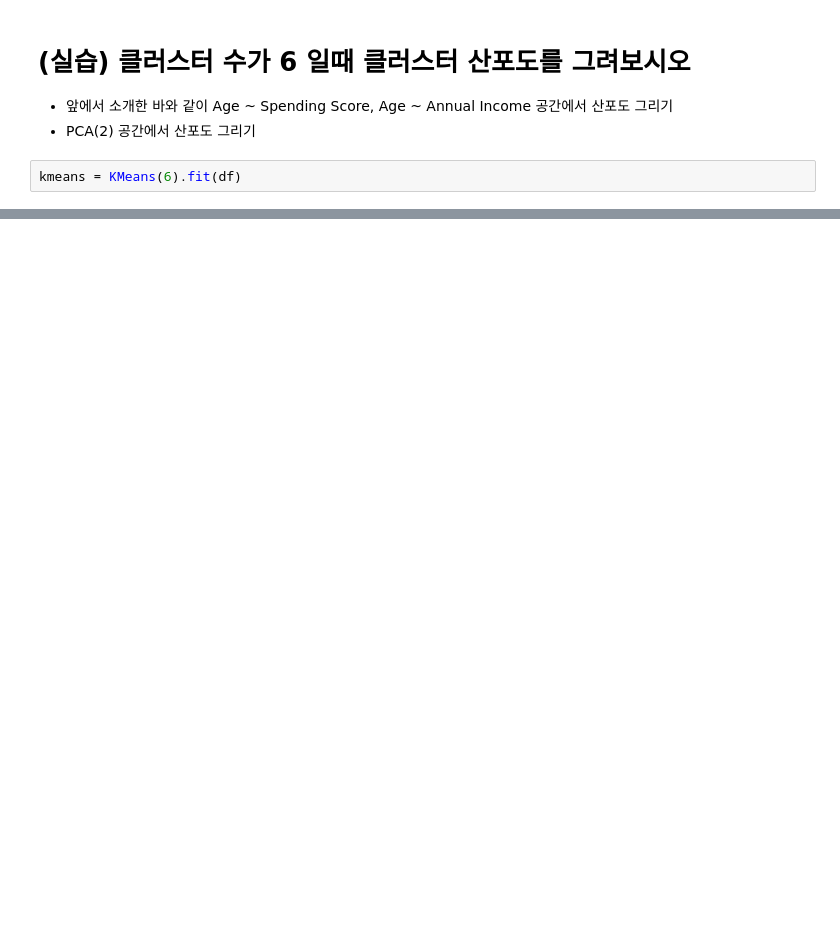
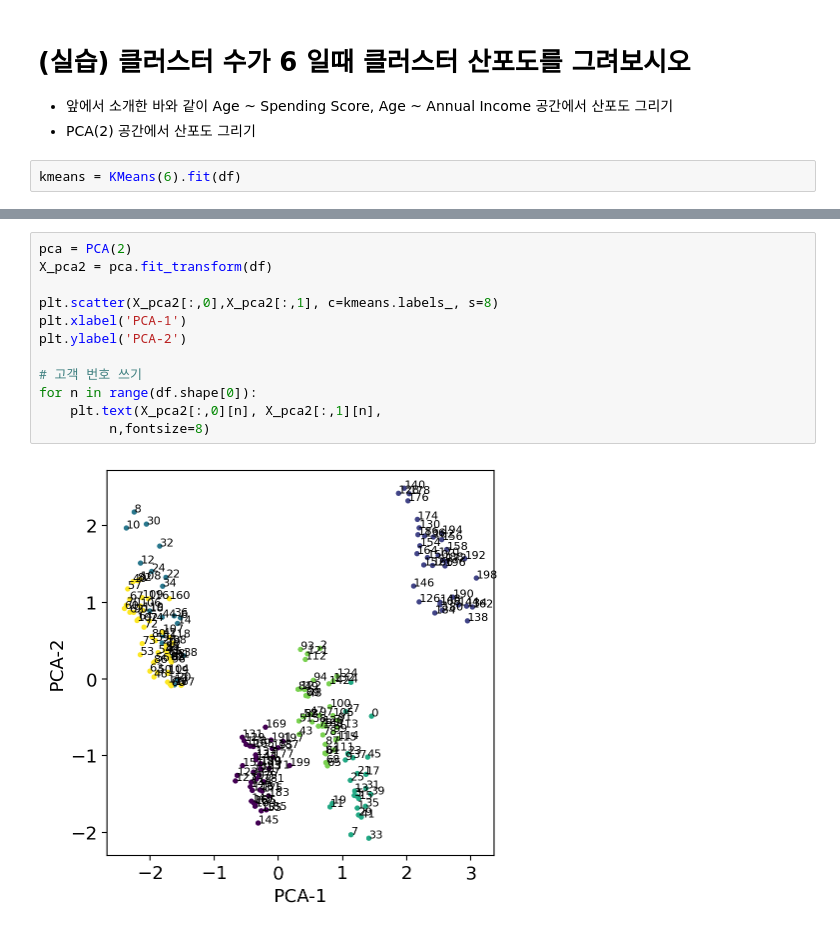
Before and after one commit to HSChoo/test1, a Jupyter notebook: e_62_Clustering.ipynb, the cells around one changed output, grey strips where cells are left out. Saved outputs shown, nothing was run; the diff lists cells and outputs as text; blank space fills up the shorter version.

```diff
--- a/e_62_Clustering.ipynb
+++ b/e_62_Clustering.ipynb
@@ -302,0 +303,14 @@ for n in range(df.shape[0]):
+# %%
+pca = PCA(2)
+X_pca2 = pca.fit_transform(df)
+
+plt.scatter(X_pca2[:,0],X_pca2[:,1], c=kmeans.labels_, s=8)
+plt.xlabel('PCA-1')
+plt.ylabel('PCA-2')
+
+# 고객 번호 쓰기
+for n in range(df.shape[0]):
+    plt.text(X_pca2[:,0][n], X_pca2[:,1][n],
+         n,fontsize=8)
+# %% [output]
+[figure, added]
```
Also changed, not shown: parts of 7 cells of this notebook.
